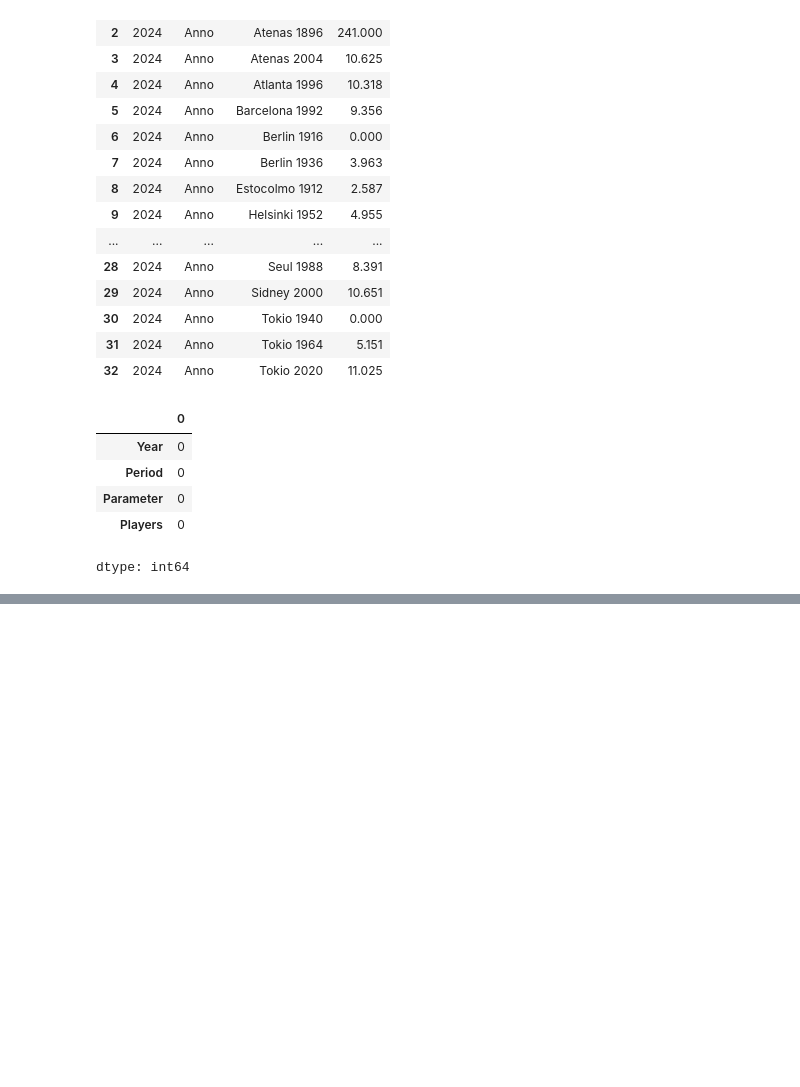
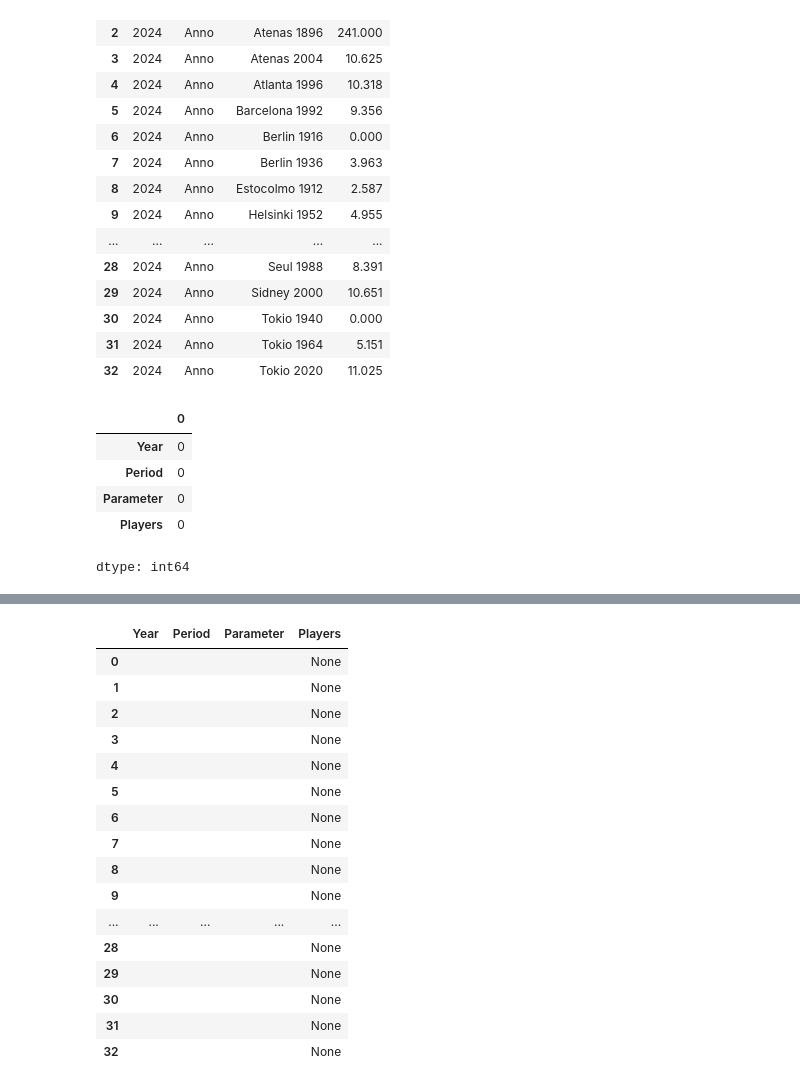
Before and after one commit to oerv13/Ibero, a Jupyter notebook: Trabajo_de_datos.ipynb, the cells around one changed output, grey strips where cells are left out. Cells and saved outputs as stored; diff of their text form; code cells hidden in the pictures; blank space fills up the shorter version.

```diff
--- a/Trabajo_de_datos.ipynb
+++ b/Trabajo_de_datos.ipynb
@@ -178,3 +190,7 @@ df.isna().sum()
 | Parameter | 0 |
 | Players | 0 |
 dtype: int64
+# %%
+#df.replace('/.','',regex = True, inplace= True)
+# reasignacion
+df.Players = df.Players.replace('.','', inplace= True)
@@ -180,0 +204,20 @@ dtype: int64
+# %%
+df[0:49]
+# %% [output]
+|  | Year | Period | Parameter | Players |
+| 0 |  |  |  | None |
+| 1 |  |  |  | None |
+| 2 |  |  |  | None |
+| 3 |  |  |  | None |
+| 4 |  |  |  | None |
+| 5 |  |  |  | None |
+| 6 |  |  |  | None |
+| 7 |  |  |  | None |
+| 8 |  |  |  | None |
+| 9 |  |  |  | None |
+| ... | ... | ... | ... | ... |
+| 28 |  |  |  | None |
+| 29 |  |  |  | None |
+| 30 |  |  |  | None |
+| 31 |  |  |  | None |
+| 32 |  |  |  | None |
```
Also changed, not shown: parts of 14 cells of this notebook.
